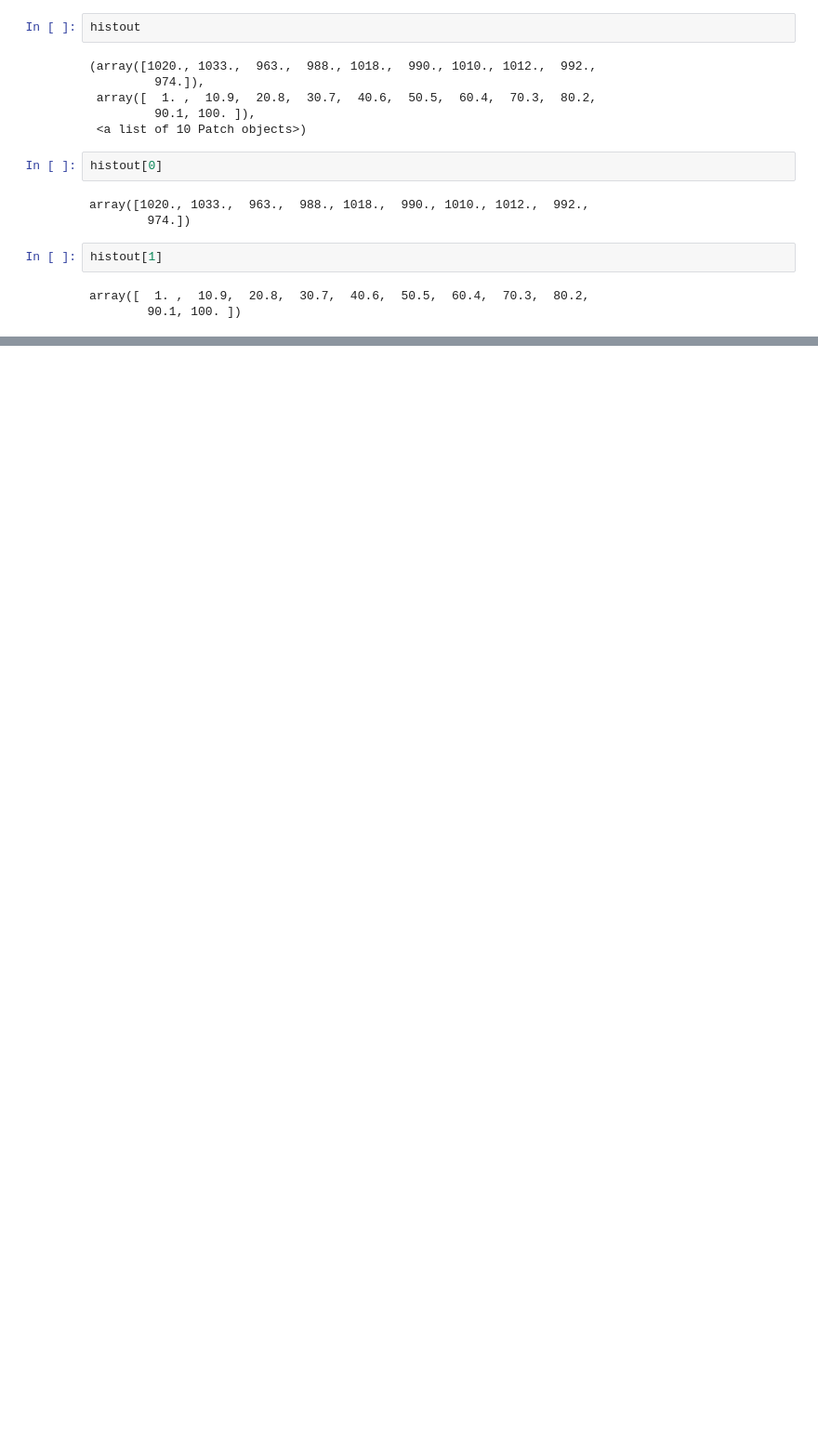
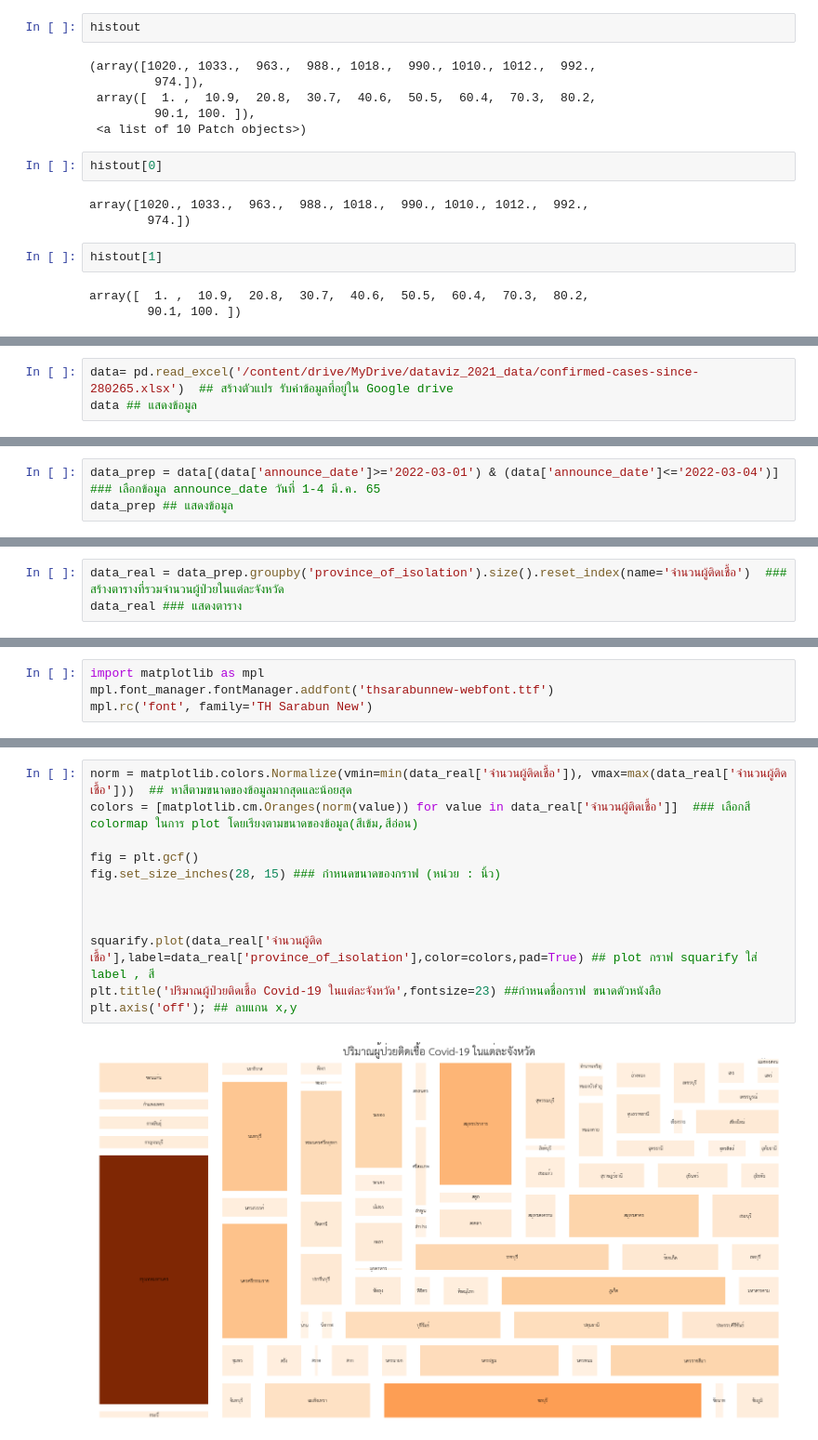
Before and after one commit to siwakornnn/data_viz_2022, a Jupyter notebook: DataViz04_Data_Comparison.ipynb, the cells around one changed output, grey strips where cells are left out. Shown: that part at 93% size. Saved outputs shown, nothing was run; the diff lists cells and outputs as text; blank space fills up the shorter version.

```diff
--- a/DataViz04_Data_Comparison.ipynb
+++ b/DataViz04_Data_Comparison.ipynb
@@ -376,0 +409,3 @@ array([  1. ,  10.9,  20.8,  30.7,  40.6,  50.5,  60.4,  70.3,  80.2,
+# %%
+data= pd.read_excel('/content/drive/MyDrive/dataviz_2021_data/confirmed-cases-since-280265.xlsx')  ## สร้างตัวแปร รับค่าข้อมูลที่อยู่ใน Google drive
+data ## แสดงข้อมูล
@@ -376,0 +449,3 @@ array([  1. ,  10.9,  20.8,  30.7,  40.6,  50.5,  60.4,  70.3,  80.2,
+# %%
+data_prep = data[(data['announce_date']>='2022-03-01') & (data['announce_date']<='2022-03-04')]  ### เลือกข้อมูล announce_date วันที่ 1-4 มี.ค. 65
+data_prep ## แสดงข้อมูล
@@ -376,0 +466,3 @@ array([  1. ,  10.9,  20.8,  30.7,  40.6,  50.5,  60.4,  70.3,  80.2,
+# %%
+data_real = data_prep.groupby('province_of_isolation').size().reset_index(name='จำนวนผู้ติดเชื้อ')  ### สร้างตารางที่รวมจำนวนผู้ป่วยในแต่ละจังหวัด
+data_real ### แสดงตาราง
@@ -376,0 +485,4 @@ array([  1. ,  10.9,  20.8,  30.7,  40.6,  50.5,  60.4,  70.3,  80.2,
+# %%
+import matplotlib as mpl
+mpl.font_manager.fontManager.addfont('thsarabunnew-webfont.ttf')
+mpl.rc('font', family='TH Sarabun New')
@@ -376,0 +494,14 @@ array([  1. ,  10.9,  20.8,  30.7,  40.6,  50.5,  60.4,  70.3,  80.2,
+# %%
+norm = matplotlib.colors.Normalize(vmin=min(data_real['จำนวนผู้ติดเชื้อ']), vmax=max(data_real['จำนวนผู้ติดเชื้อ']))  ## หาสีตามขนาดของข้อมูลมากสุดและน้อยสุด
+colors = [matplotlib.cm.Oranges(norm(value)) for value in data_real['จำนวนผู้ติดเชื้อ']]  ### เลือกสี colormap ในการ plot โดยเรียงตามขนาดของข้อมูล(สีเข้ม,สีอ่อน)
+
+fig = plt.gcf()
+fig.set_size_inches(28, 15) ### กำหนดขนาดของกราฟ (หน่วย : นิ้ว)
+
+
+
+squarify.plot(data_real['จำนวนผู้ติดเชื้อ'],label=data_real['province_of_isolation'],color=colors,pad=True) ## plot กราฟ squarify ใส่ label , สี
+plt.title('ปริมาณผู้ป่วยติดเชื้อ Covid-19 ในแต่ละจังหวัด',fontsize=23) ##กำหนดชื่อกราฟ ขนาดตัวหนังสือ
+plt.axis('off'); ## ลบแกน x,y
+# %% [output]
+[figure, added]
```
Also changed, not shown: parts of 29 cells of this notebook.
